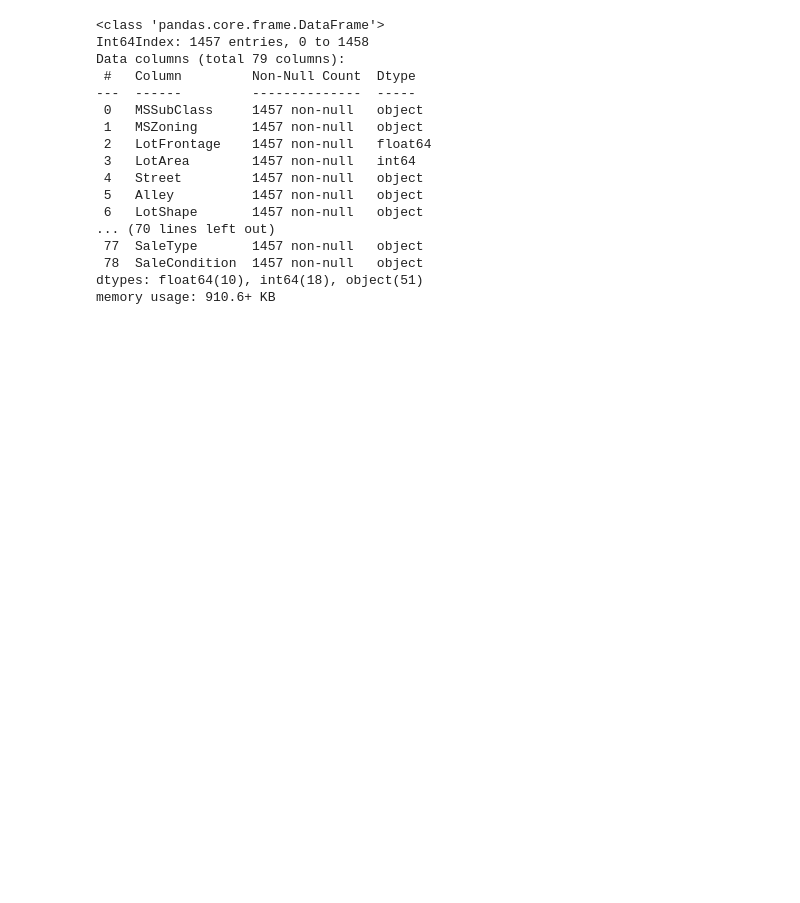
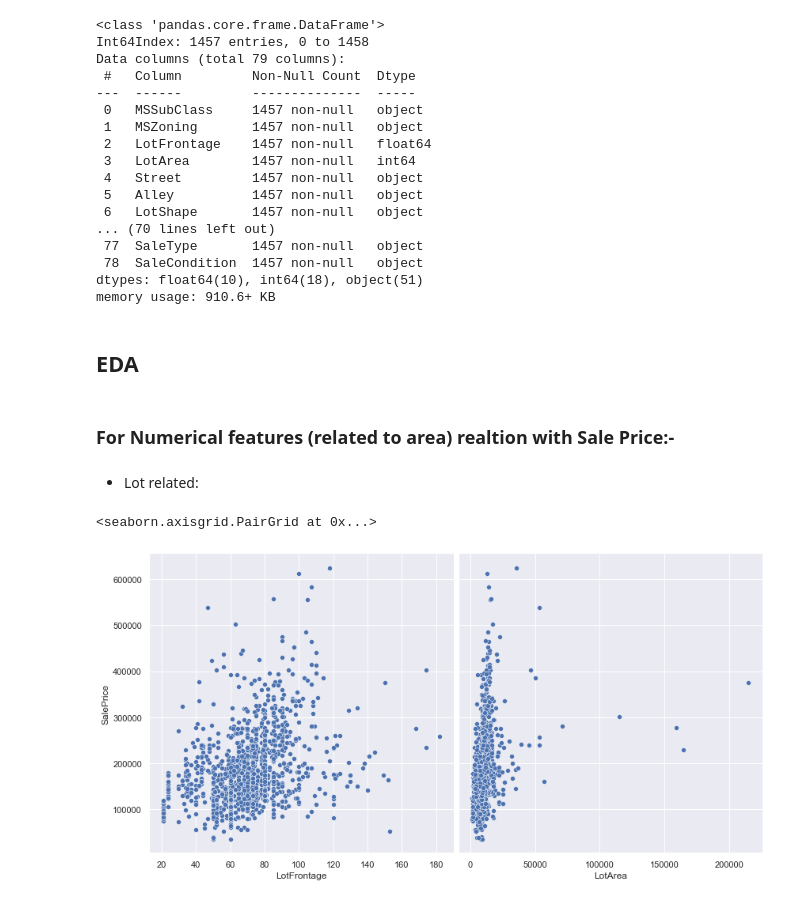
Before and after one commit to suhitasva/ML_Project, a Jupyter notebook: EDA_basic_cleanup.ipynb, the cells around one changed output. Cells and saved outputs as stored; diff of their text form; code cells hidden in the pictures; blank space fills up the shorter version.

Commit message:
Basic EDA done and clean train/test files saved

```diff
--- a/EDA_basic_cleanup.ipynb
+++ b/EDA_basic_cleanup.ipynb
@@ -256,7 +266,7 @@ train_df.shape
 # %% [output]
 (1460, 80)
 # %%
-train_df = train_df.drop(train_df.index[[934, 944, 1298, 346, 691, 1182]])
+train_df = train_df.drop(train_df.index[[523, 934, 944, 1298, 346, 691, 1182]])
 # %%
 train_df.shape
 # %% [output]
@@ -472,3 +480,18 @@ Data columns (total 79 columns):
  78  SaleCondition  1457 non-null   object
 dtypes: float64(10), int64(18), object(51)
 memory usage: 910.6+ KB
+# %% [markdown]
+## EDA
+# %% [markdown]
+### For Numerical features (related to area) realtion with Sale Price:-
+# %% [markdown]
+- Lot related:
+# %%
+sns.pairplot(
+    train_df,height=6,
+    x_vars=["LotFrontage", "LotArea"],
+    y_vars=["SalePrice"],
+)
+# %% [output]
+<seaborn.axisgrid.PairGrid at 0x...>
+[figure, added]
```
Also changed, not shown: parts of 37 cells of this notebook.
